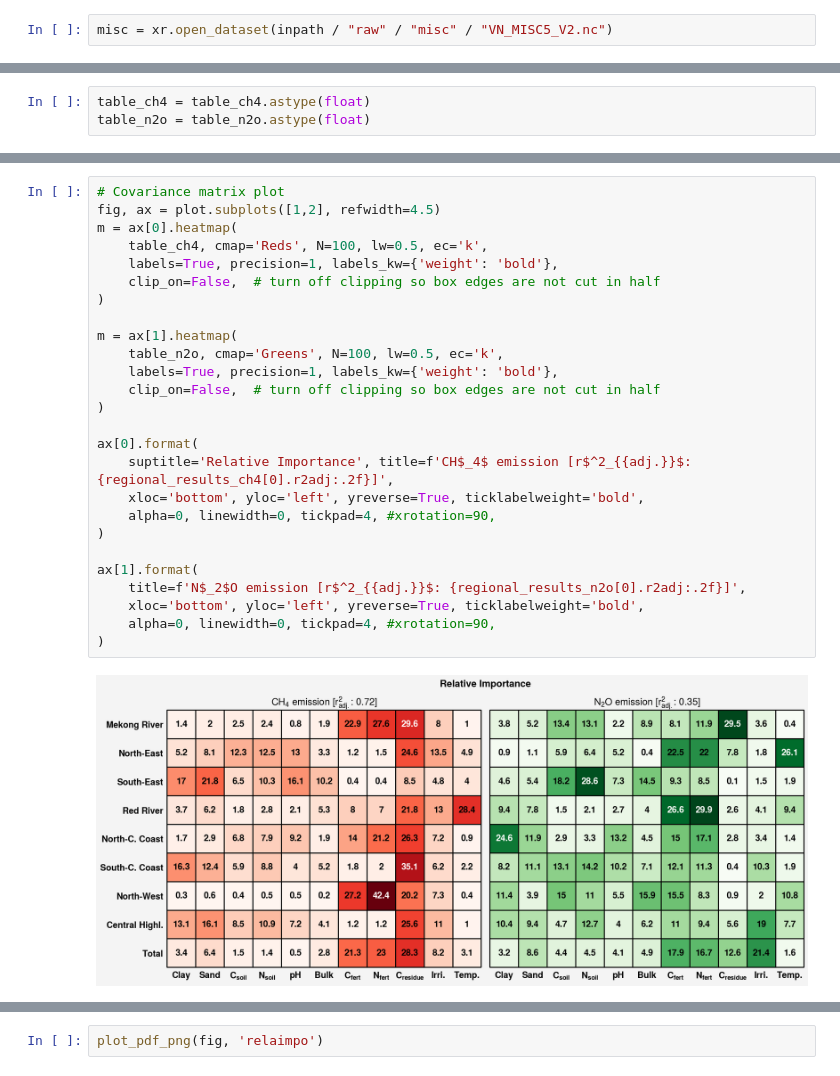
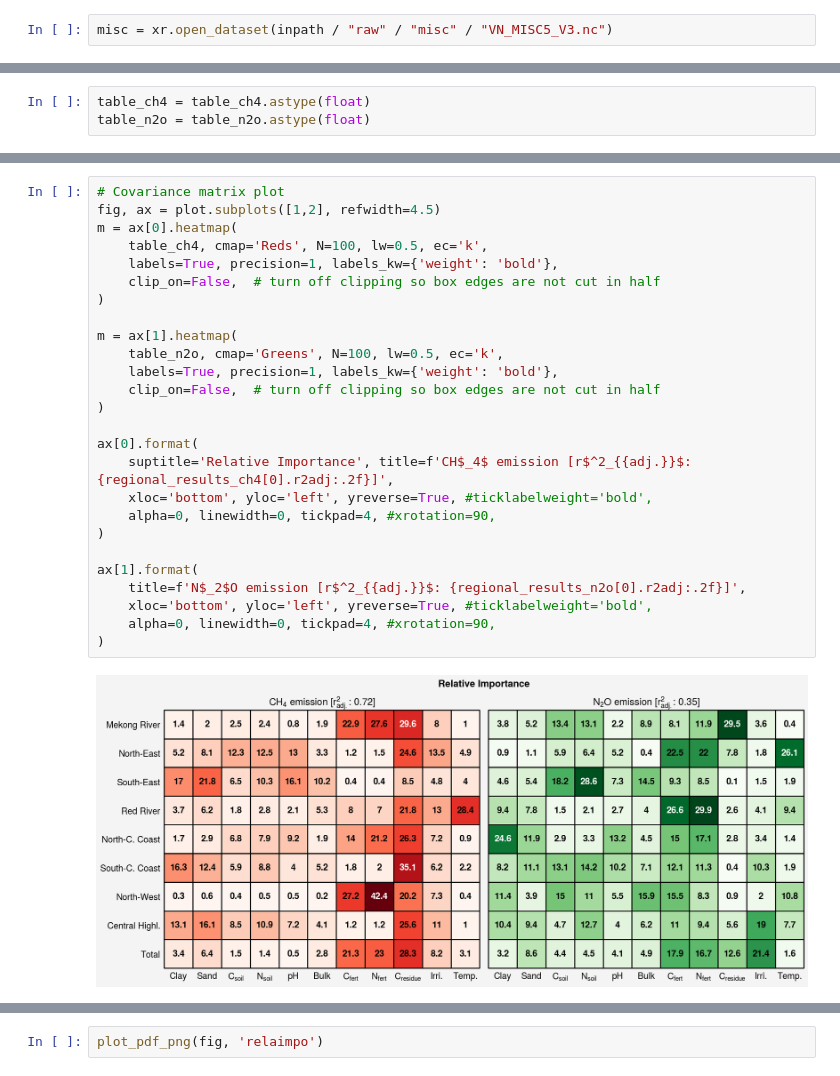
Before and after one commit to cwerner/paper-werner-rice-vietnam, a Jupyter notebook: nbs/relaimpo.ipynb, the cells around one changed output, grey strips where cells are left out. Saved outputs shown, nothing was run; the diff lists cells and outputs as text.

```diff
--- a/nbs/relaimpo.ipynb
+++ b/nbs/relaimpo.ipynb
@@ -98,7 +98,7 @@ Data variables: (12/17)
     surfacewater        (sample, year, lat, lon) float64 ...
     surfacetemperature  (sample, year, lat, lon) float64 ...
 # %%
-misc = xr.open_dataset(inpath / "raw" / "misc" / "VN_MISC5_V2.nc")
+misc = xr.open_dataset(inpath / "raw" / "misc" / "VN_MISC5_V3.nc")
 # %%
 subset_output = model[[x for x in model.data_vars if x in covariates] + ['dC_ch4_emis', 'dN_n2o_emis']]
 # %%
@@ -281,28 +281,28 @@ table_n2o = table_n2o.astype(float)
 # %%
 # Covariance matrix plot
 fig, ax = plot.subplots([1,2], refwidth=4.5)
 m = ax[0].heatmap(
     table_ch4, cmap='Reds', N=100, lw=0.5, ec='k',
     labels=True, precision=1, labels_kw={'weight': 'bold'},
     clip_on=False,  # turn off clipping so box edges are not cut in half
 )
 
 m = ax[1].heatmap(
     table_n2o, cmap='Greens', N=100, lw=0.5, ec='k',
     labels=True, precision=1, labels_kw={'weight': 'bold'},
     clip_on=False,  # turn off clipping so box edges are not cut in half
 )
 
 ax[0].format(
     suptitle='Relative Importance', title=f'CH$_4$ emission [r$^2_{{adj.}}$: {regional_results_ch4[0].r2adj:.2f}]',
-    xloc='bottom', yloc='left', yreverse=True, ticklabelweight='bold',
+    xloc='bottom', yloc='left', yreverse=True, #ticklabelweight='bold',
     alpha=0, linewidth=0, tickpad=4, #xrotation=90,
 )
 
 ax[1].format(
     title=f'N$_2$O emission [r$^2_{{adj.}}$: {regional_results_n2o[0].r2adj:.2f}]',
-    xloc='bottom', yloc='left', yreverse=True, ticklabelweight='bold',
+    xloc='bottom', yloc='left', yreverse=True, #ticklabelweight='bold',
     alpha=0, linewidth=0, tickpad=4, #xrotation=90,
 )
 # %% [output]
-[figure, old version]
+[figure, new version]
```
Also changed, not shown: parts of 3 cells of this notebook, 4 other files.
